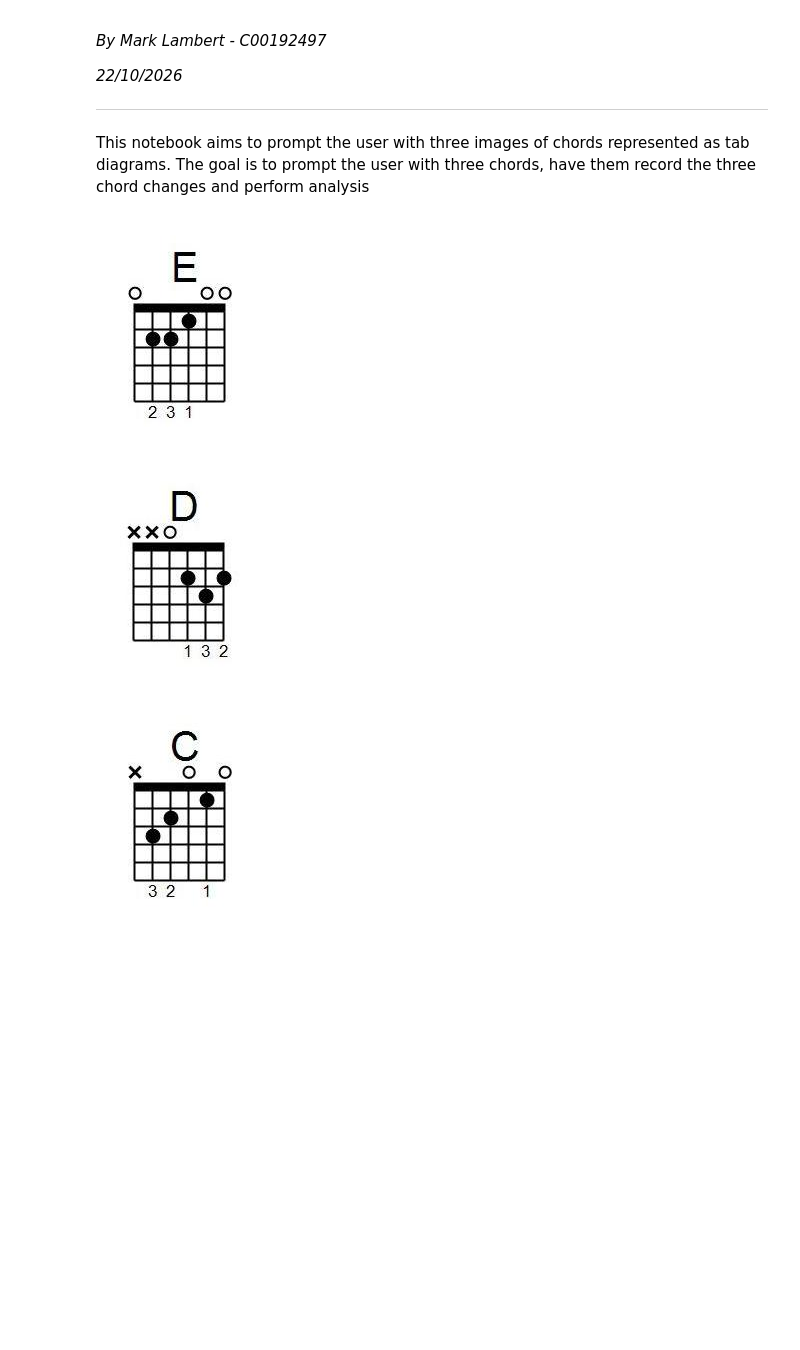
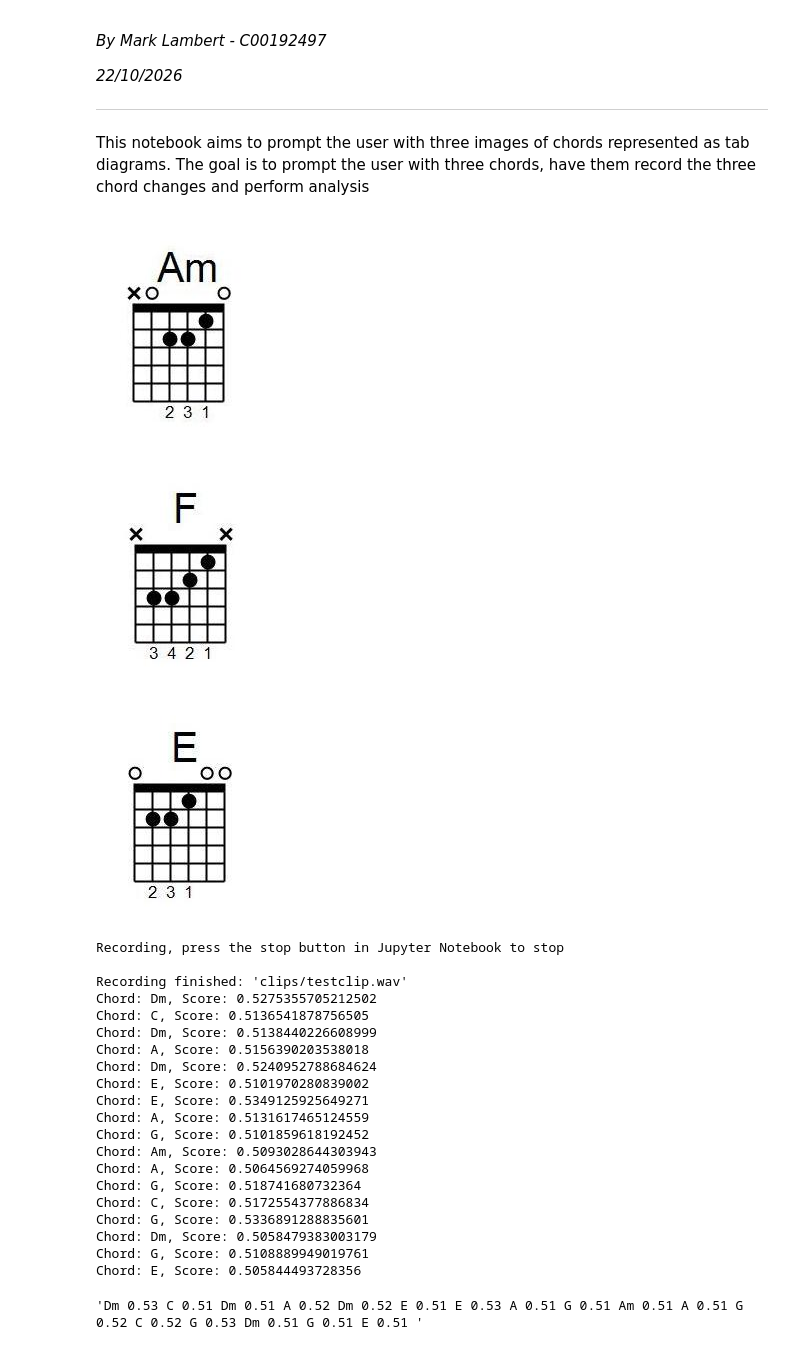
Before and after one commit to lambert-27/fretwave-chord-trainer, a Jupyter notebook: Iteration 1/ChordPromptNotebook.ipynb, the cells around one changed output. Drawn from its saved outputs; the diff is of its cells as text; code cells hidden in the pictures; blank space fills up the shorter version.

```diff
--- a/Iteration 1/ChordPromptNotebook.ipynb
+++ b/Iteration 1/ChordPromptNotebook.ipynb
@@ -28,10 +28,36 @@ import random
 prompt_chords = random.sample(list(chords), 3)
 # %%
 from IPython.display import display
+from ChordDetect import record, get_chords
+import librosa
 
 for name in prompt_chords:
     display(chords[name])
+clip, sr = record()
+#chords, sr = librosa.load('clips/C_to_G.wav', sr=None)
+get_chords(clip, sr)
 # %% [output]
-[figure, old version]
+[figure, new version]
-[figure, old version]
+[figure, new version]
-[figure, old version]
+[figure, new version]
+Recording, press the stop button in Jupyter Notebook to stop
+
+Recording finished: 'clips/testclip.wav'
+Chord: Dm, Score: 0.5275355705212502
+Chord: C, Score: 0.5136541878756505
+Chord: Dm, Score: 0.5138440226608999
+Chord: A, Score: 0.5156390203538018
+Chord: Dm, Score: 0.5240952788684624
+Chord: E, Score: 0.5101970280839002
+Chord: E, Score: 0.5349125925649271
+Chord: A, Score: 0.5131617465124559
+Chord: G, Score: 0.5101859618192452
+Chord: Am, Score: 0.5093028644303943
+Chord: A, Score: 0.5064569274059968
+Chord: G, Score: 0.518741680732364
+Chord: C, Score: 0.5172554377886834
+Chord: G, Score: 0.5336891288835601
+Chord: Dm, Score: 0.5058479383003179
+Chord: G, Score: 0.5108889949019761
+Chord: E, Score: 0.505844493728356
+'Dm 0.53 C 0.51 Dm 0.51 A 0.52 Dm 0.52 E 0.51 E 0.53 A 0.51 G 0.51 Am 0.51 A 0.51 G 0.52 C 0.52 G 0.53 Dm 0.51 G 0.51 E 0.51 '
```
Also changed, not shown: 2 other files.
